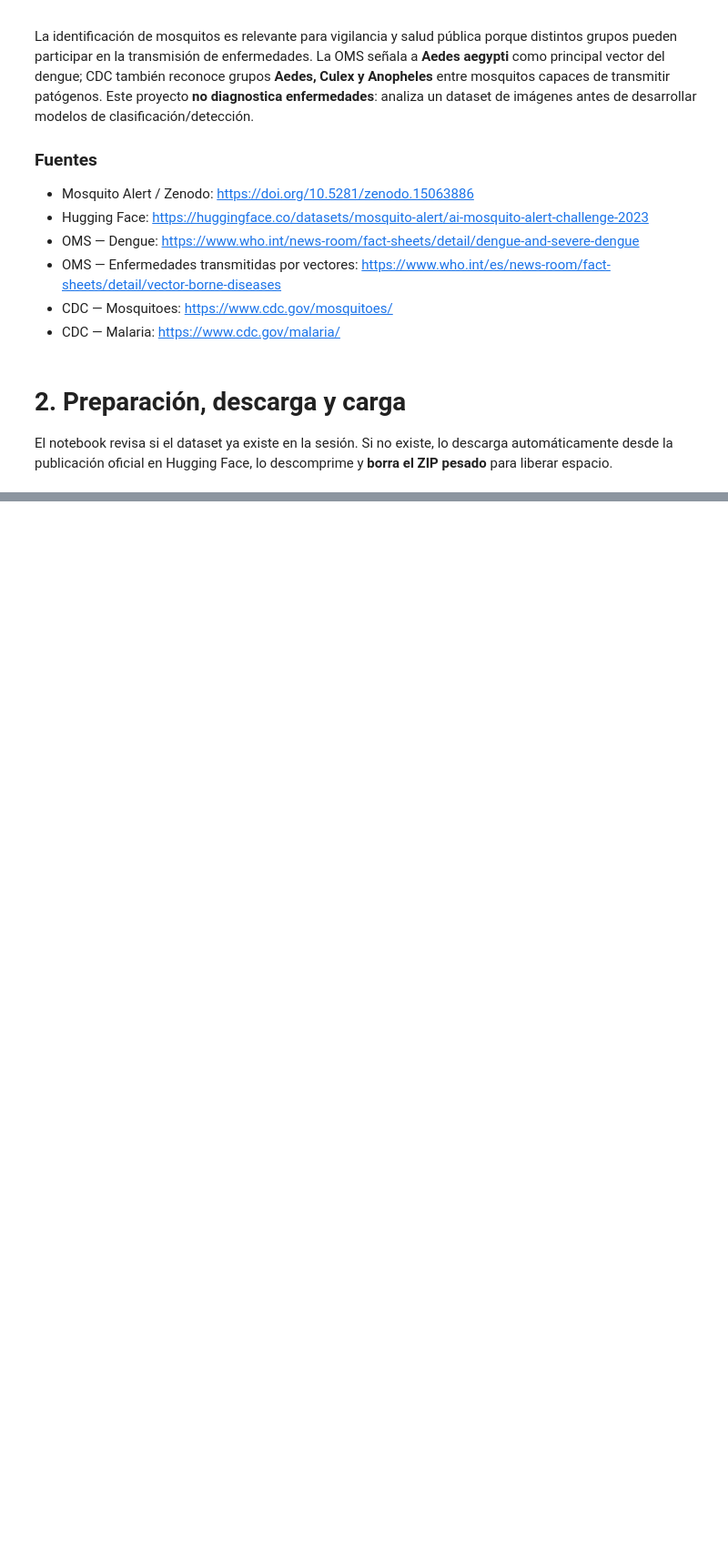
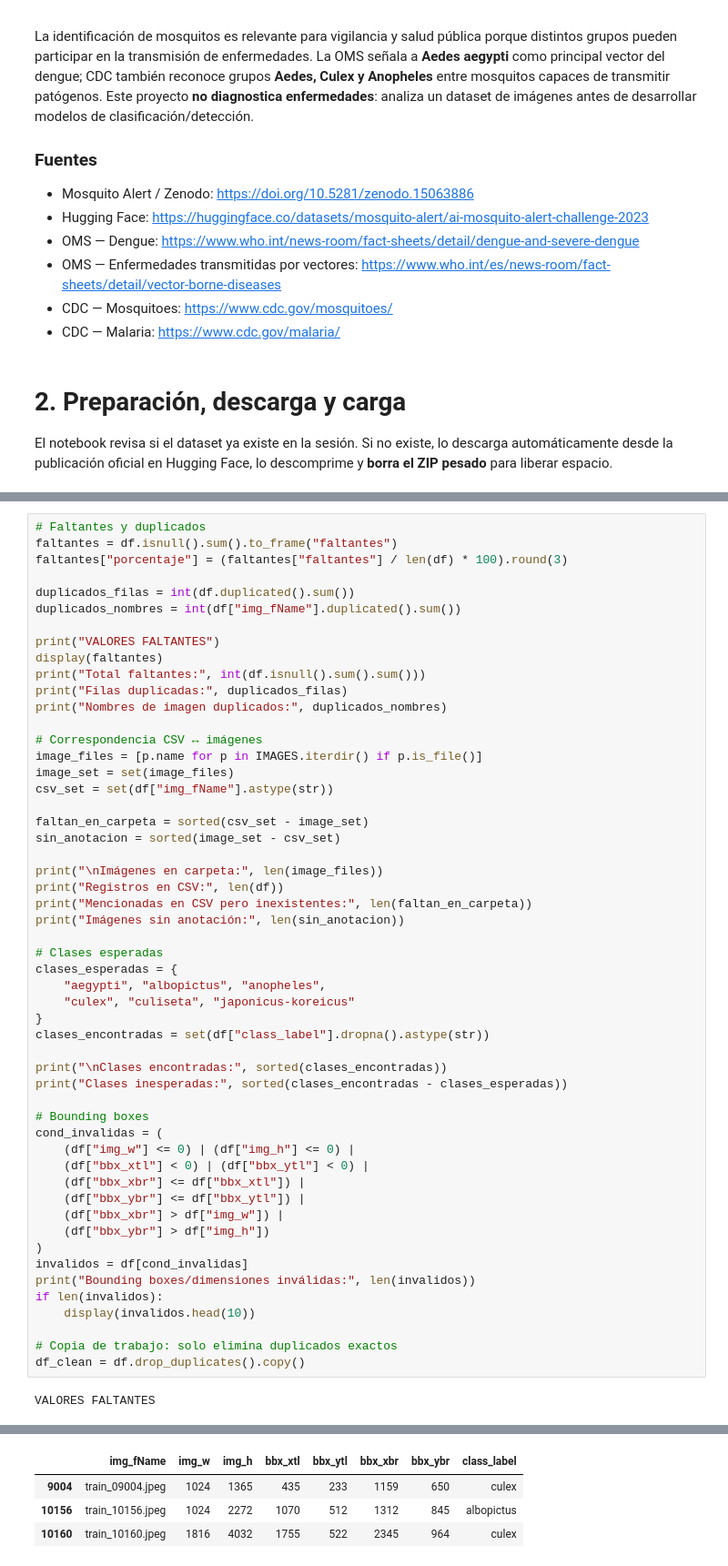
Before and after one commit to Ihan-Marroquin/Proyecto_data, a Jupyter notebook: Proyecto_2_MosquitoAlert.ipynb, the cells around one changed output, grey strips where cells are left out. Shown at 91% size. Cells and saved outputs as stored; diff of their text form; blank space fills up the shorter version.

```diff
--- a/Proyecto_2_MosquitoAlert.ipynb
+++ b/Proyecto_2_MosquitoAlert.ipynb
@@ -24,0 +224,55 @@ El notebook revisa si el dataset ya existe en la sesión. Si no existe, lo desca
+# %%
+# Faltantes y duplicados
+faltantes = df.isnull().sum().to_frame("faltantes")
+faltantes["porcentaje"] = (faltantes["faltantes"] / len(df) * 100).round(3)
+
+duplicados_filas = int(df.duplicated().sum())
+duplicados_nombres = int(df["img_fName"].duplicated().sum())
+
+print("VALORES FALTANTES")
+display(faltantes)
+print("Total faltantes:", int(df.isnull().sum().sum()))
+print("Filas duplicadas:", duplicados_filas)
+print("Nombres de imagen duplicados:", duplicados_nombres)
+
+# Correspondencia CSV ↔ imágenes
+image_files = [p.name for p in IMAGES.iterdir() if p.is_file()]
+image_set = set(image_files)
+csv_set = set(df["img_fName"].astype(str))
+
+faltan_en_carpeta = sorted(csv_set - image_set)
+sin_anotacion = sorted(image_set - csv_set)
+
+print("\nImágenes en carpeta:", len(image_files))
+print("Registros en CSV:", len(df))
+print("Mencionadas en CSV pero inexistentes:", len(faltan_en_carpeta))
+print("Imágenes sin anotación:", len(sin_anotacion))
+
+# Clases esperadas
+clases_esperadas = {
+    "aegypti", "albopictus", "anopheles",
+    "culex", "culiseta", "japonicus-koreicus"
+}
+clases_encontradas = set(df["class_label"].dropna().astype(str))
+
+print("\nClases encontradas:", sorted(clases_encontradas))
+print("Clases inesperadas:", sorted(clases_encontradas - clases_esperadas))
+
+# Bounding boxes
+cond_invalidas = (
+    (df["img_w"] <= 0) | (df["img_h"] <= 0) |
+    (df["bbx_xtl"] < 0) | (df["bbx_ytl"] < 0) |
+    (df["bbx_xbr"] <= df["bbx_xtl"]) |
+    (df["bbx_ybr"] <= df["bbx_ytl"]) |
+    (df["bbx_xbr"] > df["img_w"]) |
+    (df["bbx_ybr"] > df["img_h"])
+)
+invalidos = df[cond_invalidas]
+print("Bounding boxes/dimensiones inválidas:", len(invalidos))
+if len(invalidos):
+    display(invalidos.head(10))
+
+# Copia de trabajo: solo elimina duplicados exactos
+df_clean = df.drop_duplicates().copy()
+# %% [output]
+VALORES FALTANTES
@@ -24,0 +300,4 @@ El notebook revisa si el dataset ya existe en la sesión. Si no existe, lo desca
+|  | img_fName | img_w | img_h | bbx_xtl | bbx_ytl | bbx_xbr | bbx_ybr | class_label |
+| 9004 | train_09004.jpeg | 1024 | 1365 | 435 | 233 | 1159 | 650 | culex |
+| 10156 | train_10156.jpeg | 1024 | 2272 | 1070 | 512 | 1312 | 845 | albopictus |
+| 10160 | train_10160.jpeg | 1816 | 4032 | 1755 | 522 | 2345 | 964 | culex |
```
Also changed, not shown: parts of 7 cells of this notebook.
